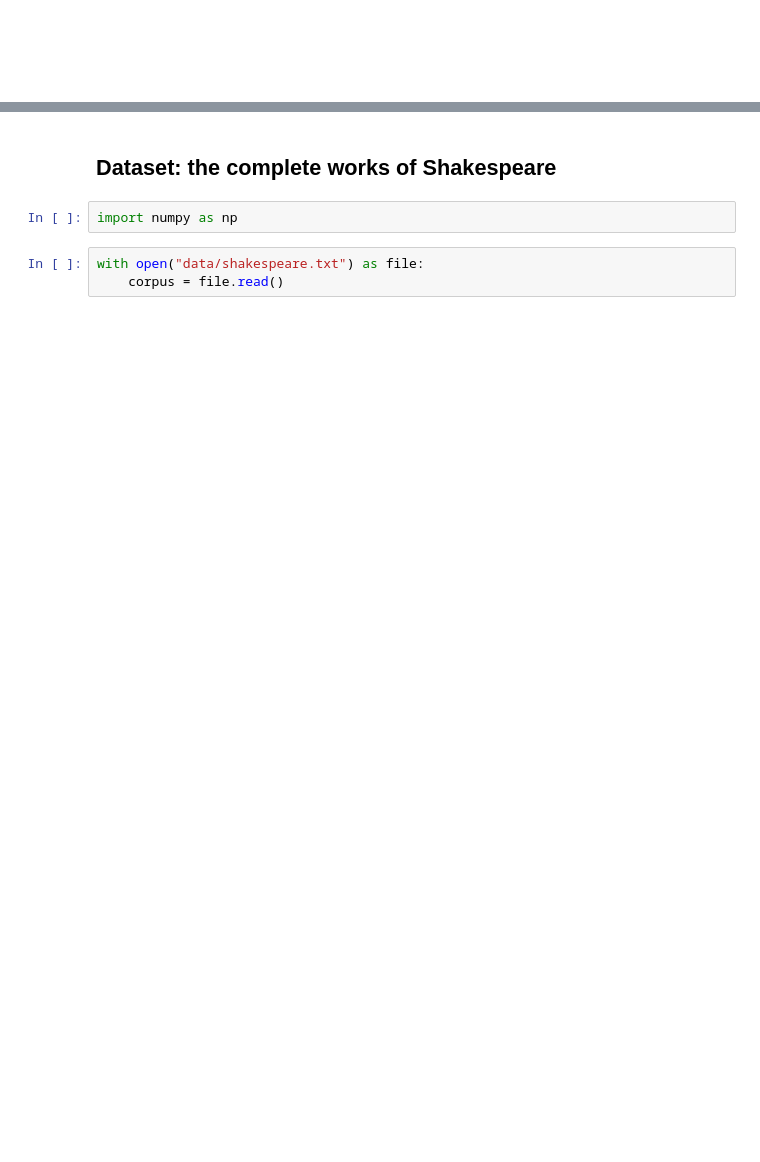
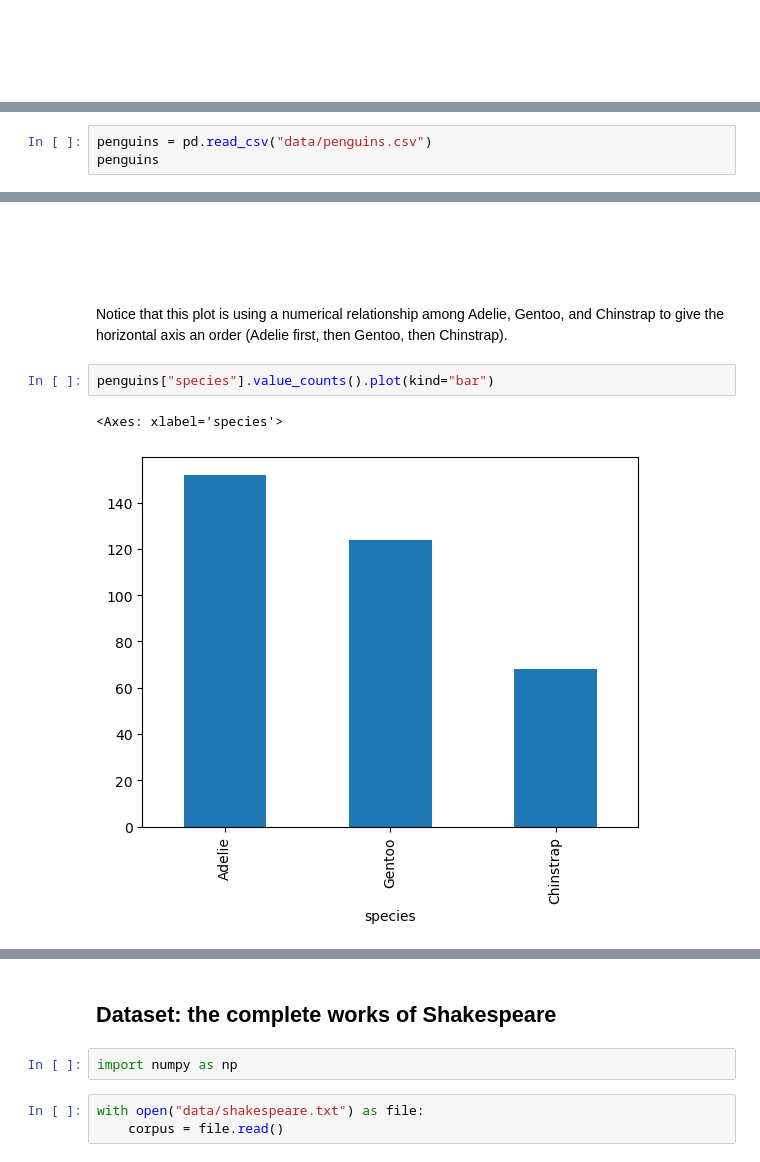
Before and after one commit to jpivarski-talks/2025-07-12-scipy-teen-track, a Jupyter notebook: site/files/09-shakespeare.ipynb, the cells around one changed output, grey strips where cells are left out. Cells and saved outputs as stored; diff of their text form; blank space fills up the shorter version.

```diff
--- a/site/files/09-shakespeare.ipynb
+++ b/site/files/09-shakespeare.ipynb
@@ -10,0 +56,3 @@
+# %%
+penguins = pd.read_csv("data/penguins.csv")
+penguins
@@ -10,0 +171,9 @@
+# %% [markdown]
+<br><br><br>
+# %% [markdown]
+Notice that this plot is using a numerical relationship among Adelie, Gentoo, and Chinstrap to give the horizontal axis an order (Adelie first, then Gentoo, then Chinstrap).
+# %%
+penguins["species"].value_counts().plot(kind="bar")
+# %% [output]
+<Axes: xlabel='species'>
+[figure, added]
```
Also changed, not shown: parts of 38 cells of this notebook.
